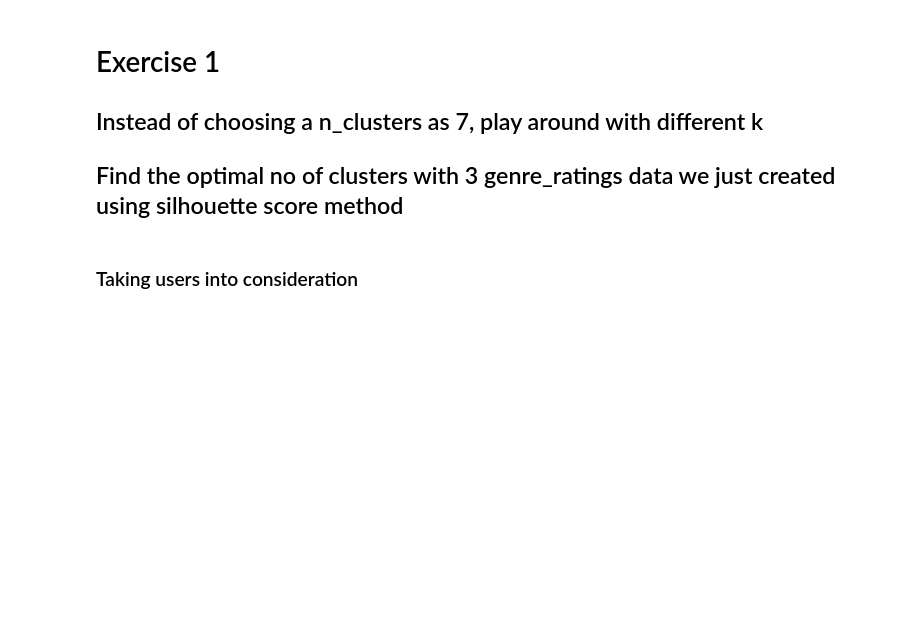
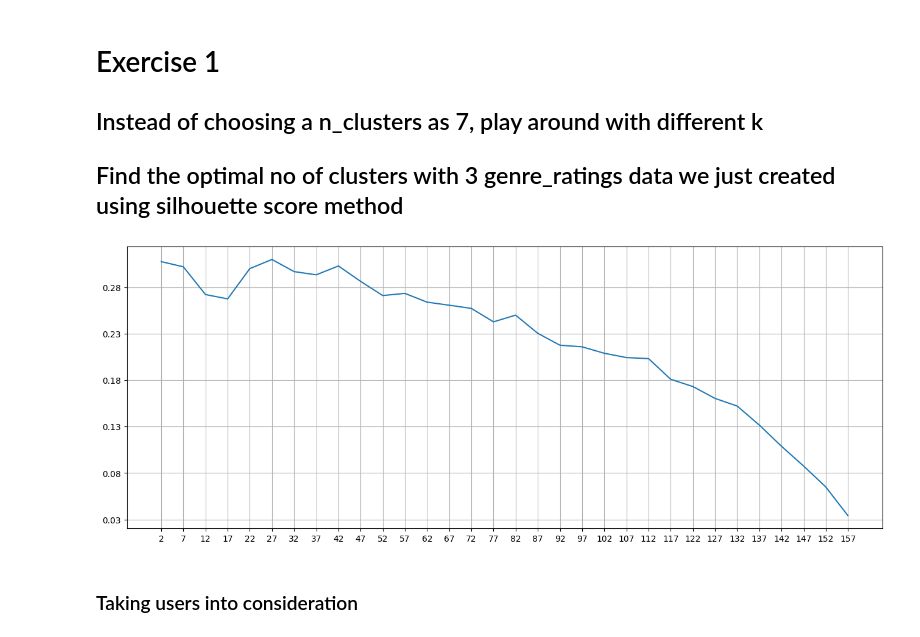
Before and after one commit to Archana3105/fmml-labs, a Jupyter notebook: Module_7_Project.ipynb, the cells around one changed output. Drawn from its saved outputs; the diff is of its cells as text; code cells hidden in the pictures; blank space fills up the shorter version.

```diff
--- a/Module_7_Project.ipynb
+++ b/Module_7_Project.ipynb
@@ -288,3 +283,38 @@ The size of the dots represent the ratings of the action movies.
+# %%
+# CODE
+# Selecting our dataset to study
+X_with_action = biased_dataset_3_genres[['avg_scifi_rating', 'avg_romance_rating', 'avg_action_rating']].values
+
+# Choose the range of k values to test
+possible_k_values = range(2, len(X_with_action) + 1, 5)
+
+# Define function to calculate the silhouette scores
+def silhouette_scores(k, data):
+    kmeans = KMeans(n_clusters=k).fit(data)
+    predictions = kmeans.predict(data)
+    silhouette_avg = silhouette_score(data, predictions)
+    return silhouette_avg
+
+# Calculate silhouette scores for all k values we're interested in
+silhouette_scores_per_k = [silhouette_scores(k, X_with_action) for k in possible_k_values]
+
+# Plot each value of K vs. the silhouette score at that value
+fig, ax = plt.subplots(figsize=(16, 6))
+plt.plot(possible_k_values, silhouette_scores_per_k)
+
+# Ticks and grid
+xticks = np.arange(min(possible_k_values), max(possible_k_values) + 1, 5.0)
+ax.set_xticks(xticks, minor=False)
+ax.set_xticks(xticks, minor=True)
+ax.xaxis.grid(True, which='both')
+yticks = np.arange(round(min(silhouette_scores_per_k), 2), max(silhouette_scores_per_k), 0.05)
+ax.set_yticks(yticks, minor=False)
+ax.set_yticks(yticks, minor=True)
+ax.yaxis.grid(True, which='both')
+
+plt.show()
+# %% [output]
+[figure, added]
 # %% [markdown]
 ### Taking users into consideration
 # %% [markdown]
```
Also changed, not shown: parts of 16 cells of this notebook.
